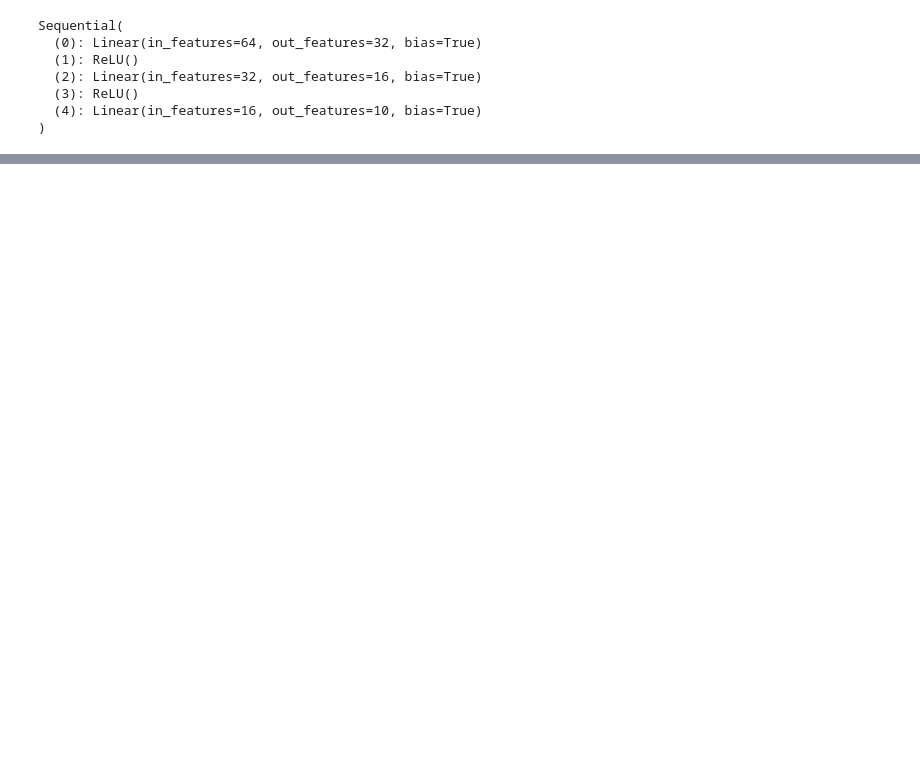
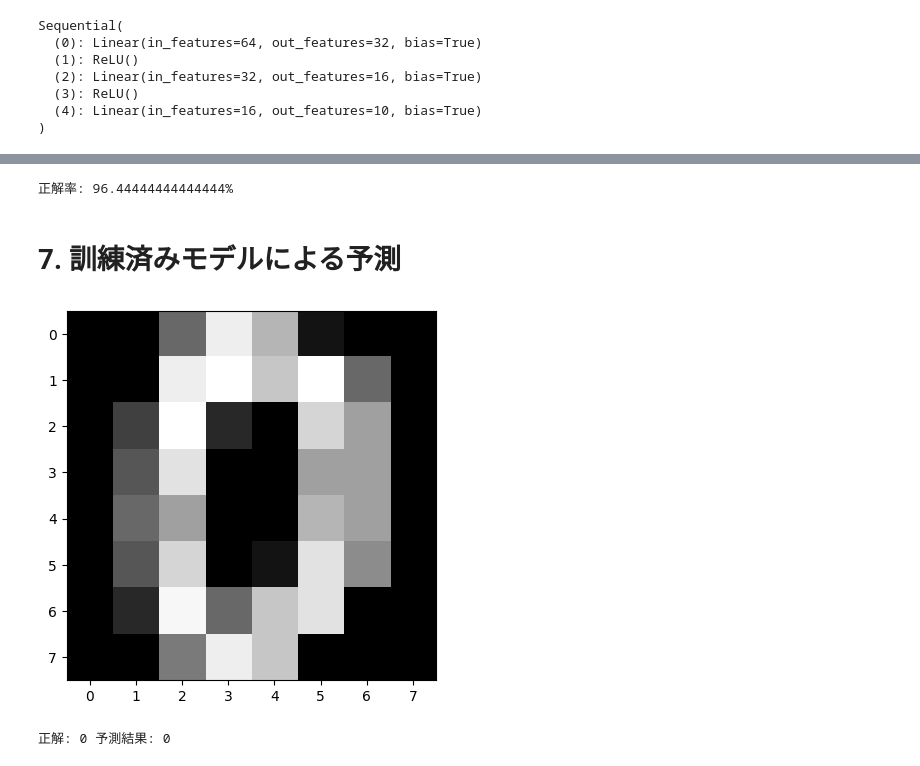
Before and after one commit to gusti-amber/udemy_pytorch, a Jupyter notebook: lecture/lec2_simple_dl.ipynb, the cells around one changed output, grey strips where cells are left out. Saved outputs shown, nothing was run; the diff lists cells and outputs as text; code cells hidden in the pictures; blank space fills up the shorter version.

```diff
--- a/lecture/lec2_simple_dl.ipynb
+++ b/lecture/lec2_simple_dl.ipynb
@@ -67,0 +144,25 @@ Sequential(
+# %%
+y_test = net(x_test)
+
+# テストデータの出力y_test（0~1の値を持つ確率で表される）の各行で最大値のインデックス、つまり文字画像の推測結果を返す
+# 文字画像の推測結果が正解ラベルと一致すればカウントする。
+cnt = (y_test.argmax(1) == t_test).sum().item()
+print("正解率:", str(cnt/len(y_test)*100)+"%")
+# %% [output]
+正解率: 96.44444444444444%
+# %% [markdown]
+# 7. 訓練済みモデルによる予測
+# %%
+# 0の文字画像をデータセットから取り出してプロット
+img_id = 0
+x_pred = digit_images[img_id]
+image = x_pred.reshape(8,8)
+plt.imshow(image, cmap="Grays_r")
+plt.show()
+
+x_pred = torch.tensor(x_pred, dtype=torch.float32)
+y_pred = net(x_pred)
+print("正解:", labels[img_id], "予測結果:", y_pred.argmax().item())
+# %% [output]
+[figure, added]
+正解: 0 予測結果: 0
```
Also changed, not shown: parts of 10 cells of this notebook.
